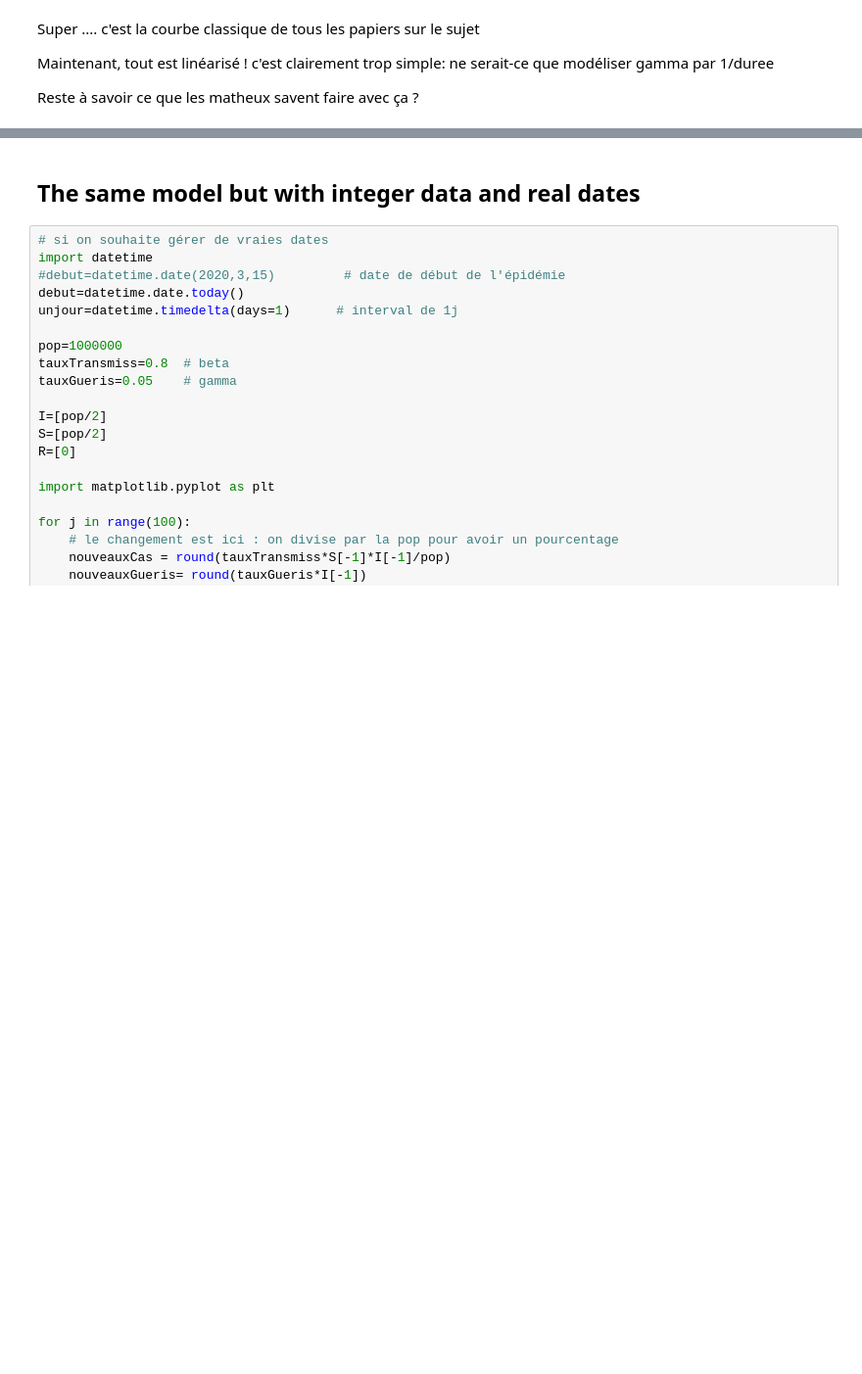
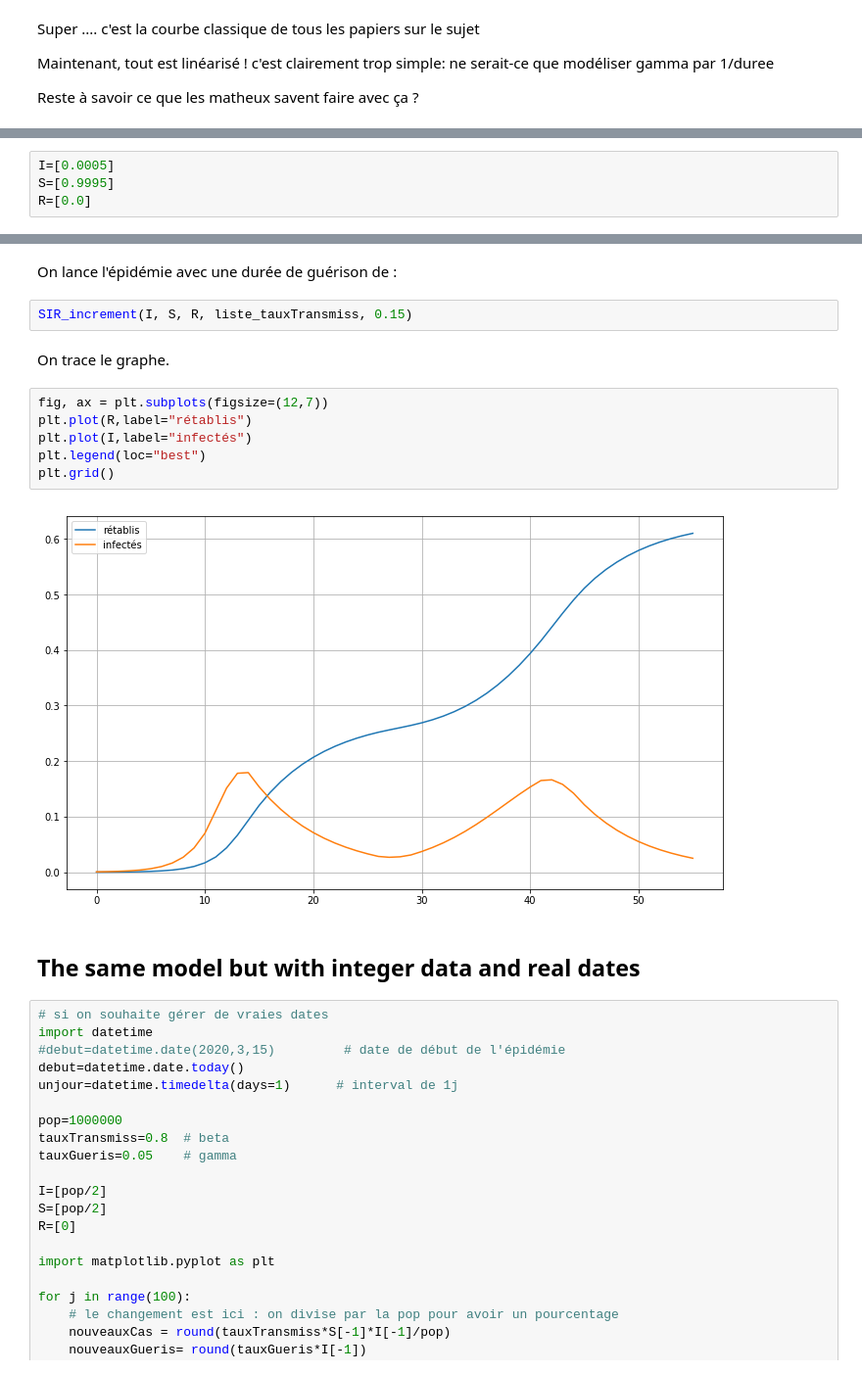
Before and after one commit to cristal-smac/mas_basics, a Jupyter notebook: covid_simulation.ipynb, the cells around one changed output, grey strips where cells are left out. Shown: that part at 98% size. Saved outputs shown, nothing was run; the diff lists cells and outputs as text; blank space fills up the shorter version.

Commit message:
SIR avec confinement

```diff
--- a/covid_simulation.ipynb
+++ b/covid_simulation.ipynb
@@ -84,0 +109,4 @@ Reste à savoir ce que les matheux savent faire avec ça ?
+# %%
+I=[0.0005]
+S=[0.9995]
+R=[0.0]
@@ -85,3 +124,17 @@ Reste à savoir ce que les matheux savent faire avec ça ?
+# %% [markdown]
+On lance l'épidémie avec une durée de guérison de :
+# %%
+SIR_increment(I, S, R, liste_tauxTransmiss, 0.15)
+# %% [markdown]
+On trace le graphe.
+# %%
+fig, ax = plt.subplots(figsize=(12,7))
+plt.plot(R,label="rétablis")
+plt.plot(I,label="infectés")
+plt.legend(loc="best")
+plt.grid()
+# %% [output]
+[figure, added]
 # %% [markdown]
 ## The same model but with integer data and real dates
 # %%
```
Also changed, not shown: parts of 12 cells of this notebook.
